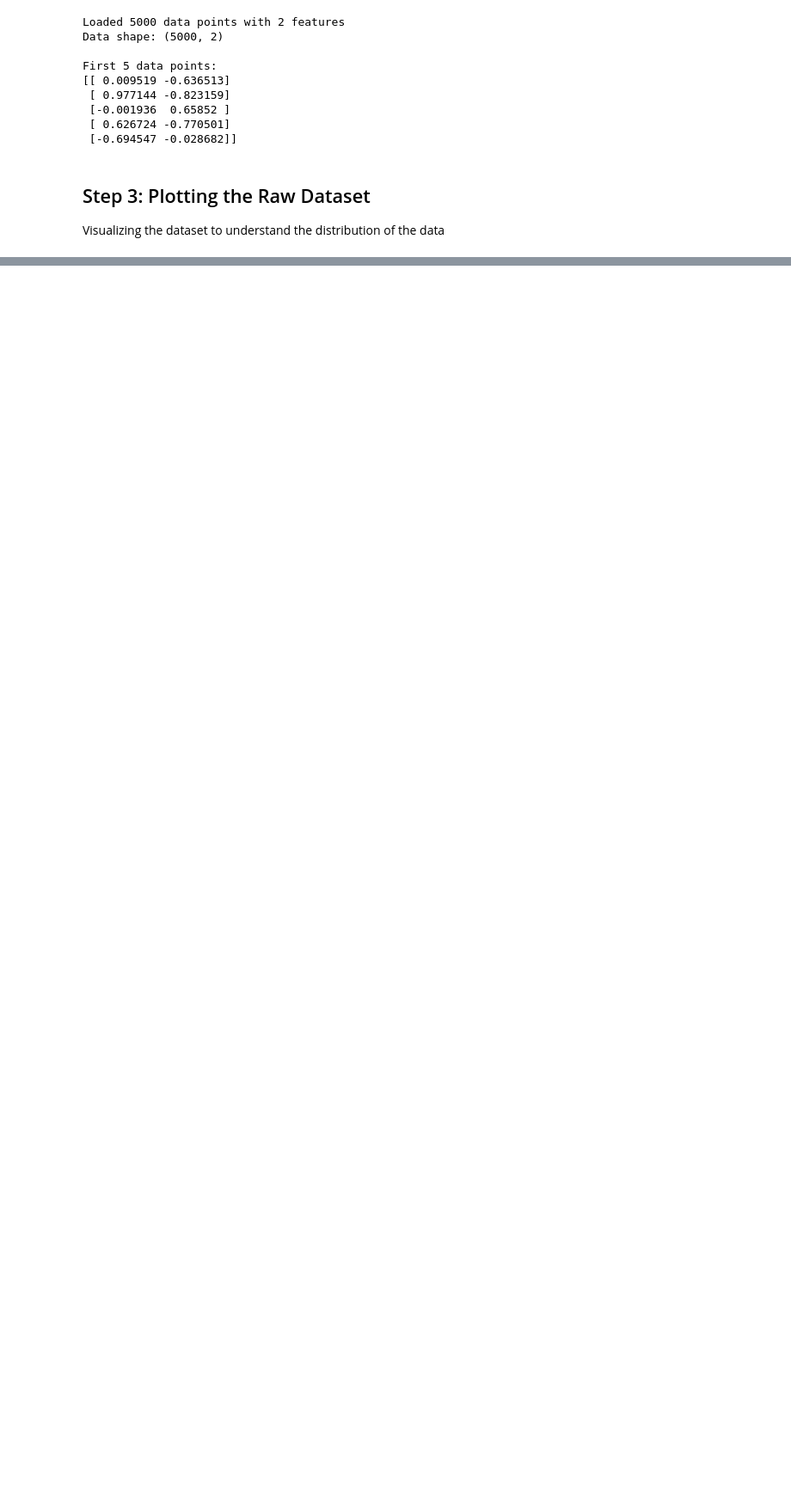
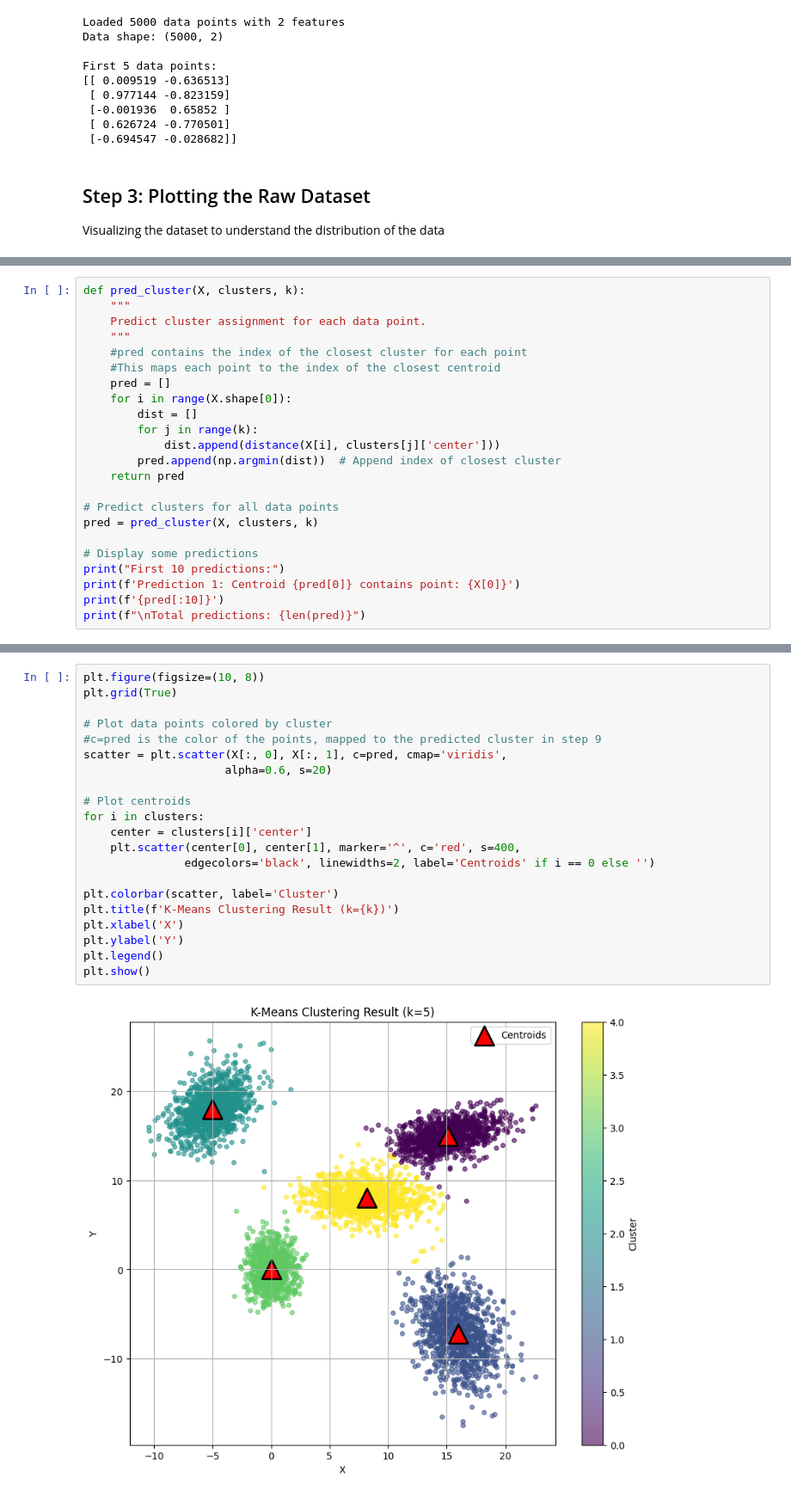
Before and after one commit to calvinberndt/project2_kmeans, a Jupyter notebook: calvincluster.ipynb, the cells around one changed output, grey strips where cells are left out. Shown at 86% size. Saved outputs shown, nothing was run; the diff lists cells and outputs as text; blank space fills up the shorter version.

```diff
--- a/calvincluster.ipynb
+++ b/calvincluster.ipynb
@@ -66,0 +254,23 @@ plt.show()
+# %%
+def pred_cluster(X, clusters, k):
+    """
+    Predict cluster assignment for each data point.
+    """
+    #pred contains the index of the closest cluster for each point
+    #This maps each point to the index of the closest centroid
+    pred = []
+    for i in range(X.shape[0]):
+        dist = []
+        for j in range(k):
+            dist.append(distance(X[i], clusters[j]['center']))
+        pred.append(np.argmin(dist))  # Append index of closest cluster
+    return pred
+
+# Predict clusters for all data points
+pred = pred_cluster(X, clusters, k)
+
+# Display some predictions
+print("First 10 predictions:")
+print(f'Prediction 1: Centroid {pred[0]} contains point: {X[0]}')
+print(f'{pred[:10]}')
+print(f"\nTotal predictions: {len(pred)}")
@@ -66,0 +287,23 @@ plt.show()
+# %%
+plt.figure(figsize=(10, 8))
+plt.grid(True)
+
+# Plot data points colored by cluster
+#c=pred is the color of the points, mapped to the predicted cluster in step 9
+scatter = plt.scatter(X[:, 0], X[:, 1], c=pred, cmap='viridis',
+                     alpha=0.6, s=20)
+
+# Plot centroids
+for i in clusters:
+    center = clusters[i]['center']
+    plt.scatter(center[0], center[1], marker='^', c='red', s=400,
+               edgecolors='black', linewidths=2, label='Centroids' if i == 0 else '')
+
+plt.colorbar(scatter, label='Cluster')
+plt.title(f'K-Means Clustering Result (k={k})')
+plt.xlabel('X')
+plt.ylabel('Y')
+plt.legend()
+plt.show()
+# %% [output]
+[figure, added]
```
Also changed, not shown: parts of 13 cells of this notebook, 1 other file.
